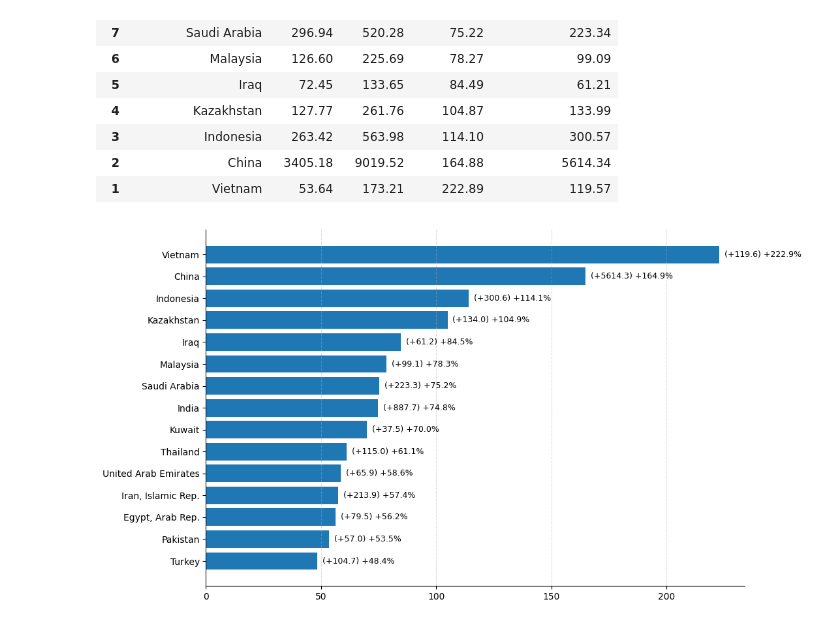
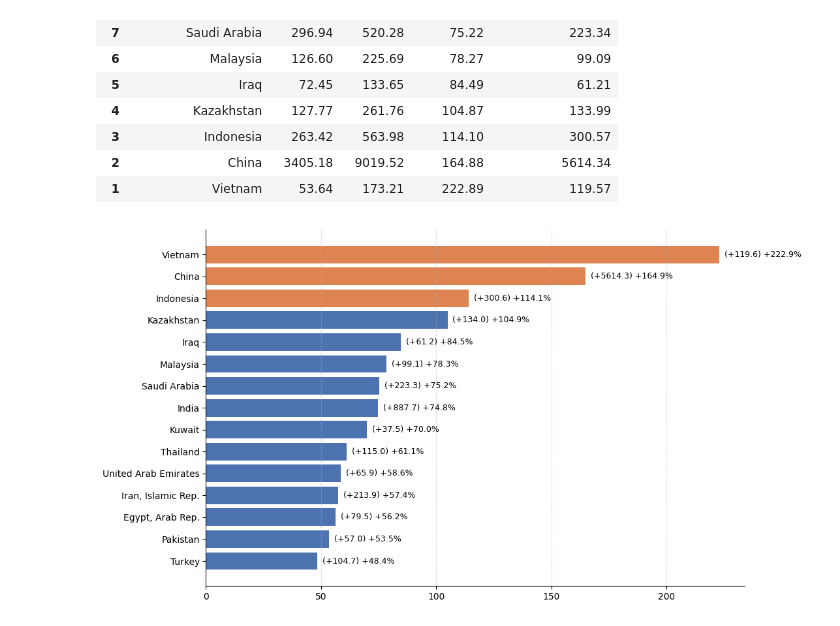
Before and after one commit to sanaullah525/Global-CO2-Emissions-Data-Analysis-Project, a Jupyter notebook: datapr.ipynb, the cells around one changed output. Drawn from its saved outputs; the diff is of its cells as text; code cells hidden in the pictures.

Commit message:
Highlighting the top three CO2 emitters.

```diff
--- a/datapr.ipynb
+++ b/datapr.ipynb
@@ -515,34 +515,37 @@ df = df.sort_values(by="Growth %", ascending=True)
 
 fig, hb = plt.subplots(figsize=(11, 6))
 
-
+# Highlight top 3
+colors = ["#4C72B0"] * len(df)
+for i in range(-3, 0):
+    colors[i] = "#DD8452"
 
 # Plot
-hb.barh(df["Country"], df["Growth %"])
+hb.barh(df["Country"], df["Growth %"], color= colors)
 
 offset = max(df["Growth %"]) * 0.01  # calculate once
 
 for i, (pct, abs_val) in enumerate(zip(df["Growth %"], df["Absolute Growth"])):
 
     sign_pct = "+" if pct >= 0 else ""
     sign_abs = "+" if abs_val >= 0 else ""
 
     label = f"({sign_abs}{abs_val:.1f}) {sign_pct}{pct:.1f}%"
 
     if pct >= 0:
         hb.text(pct + offset, i, label, va="center", fontsize=9)
     else:
         pass
     #   hb.text(pct - offset, i, label, va="center", ha="right", fontsize=9)
 # Since there's no need for a negative sign, so we comment the above line.
 
 
 
 hb.spines["top"].set_visible(False)
 hb.spines["right"].set_visible(False)
 hb.grid(axis="x", linestyle="--", alpha=0.4)
 
 plt.tight_layout()
 plt.show()
 # %% [output]
-[figure, old version]
+[figure, new version]
```
